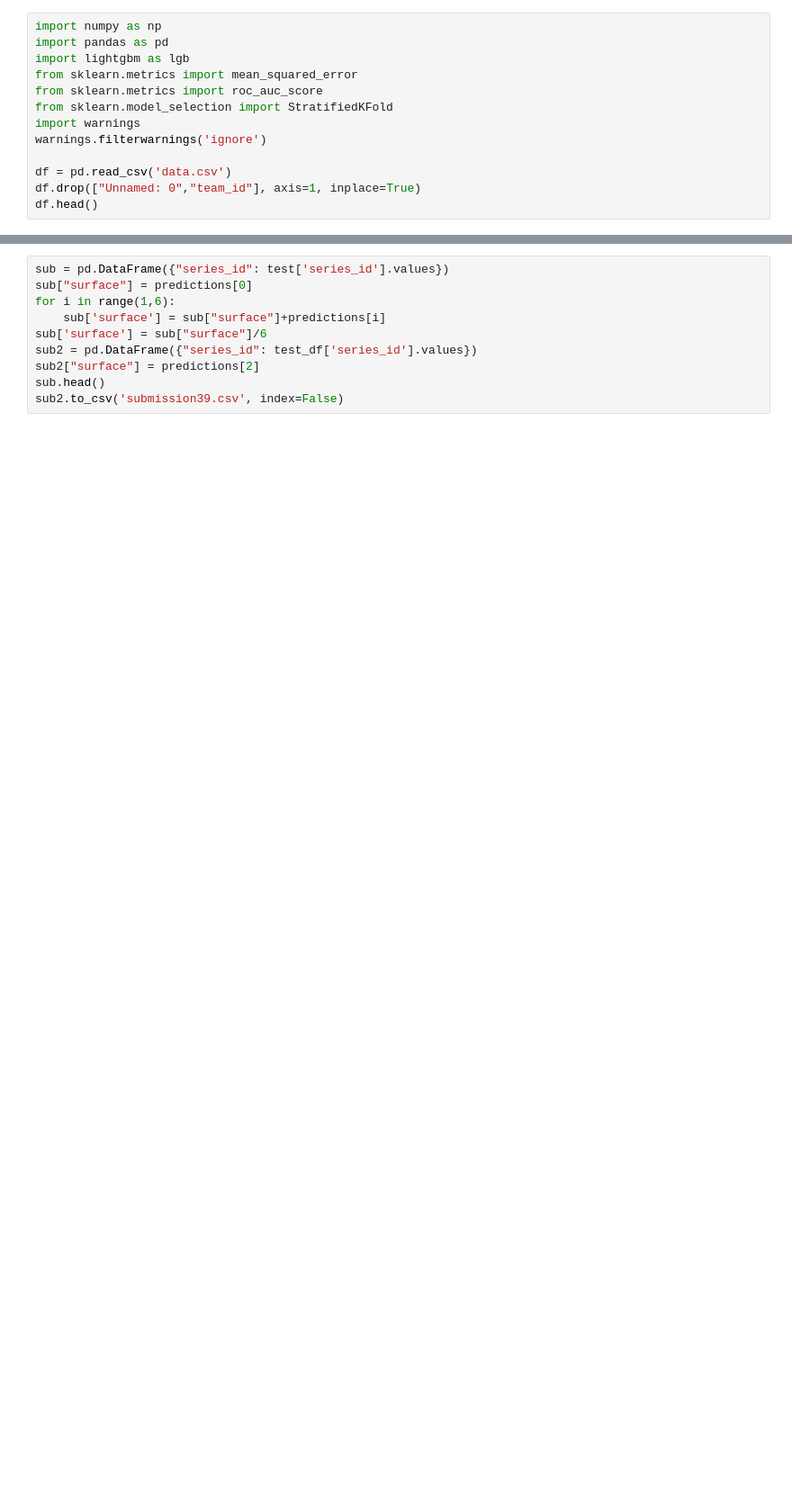
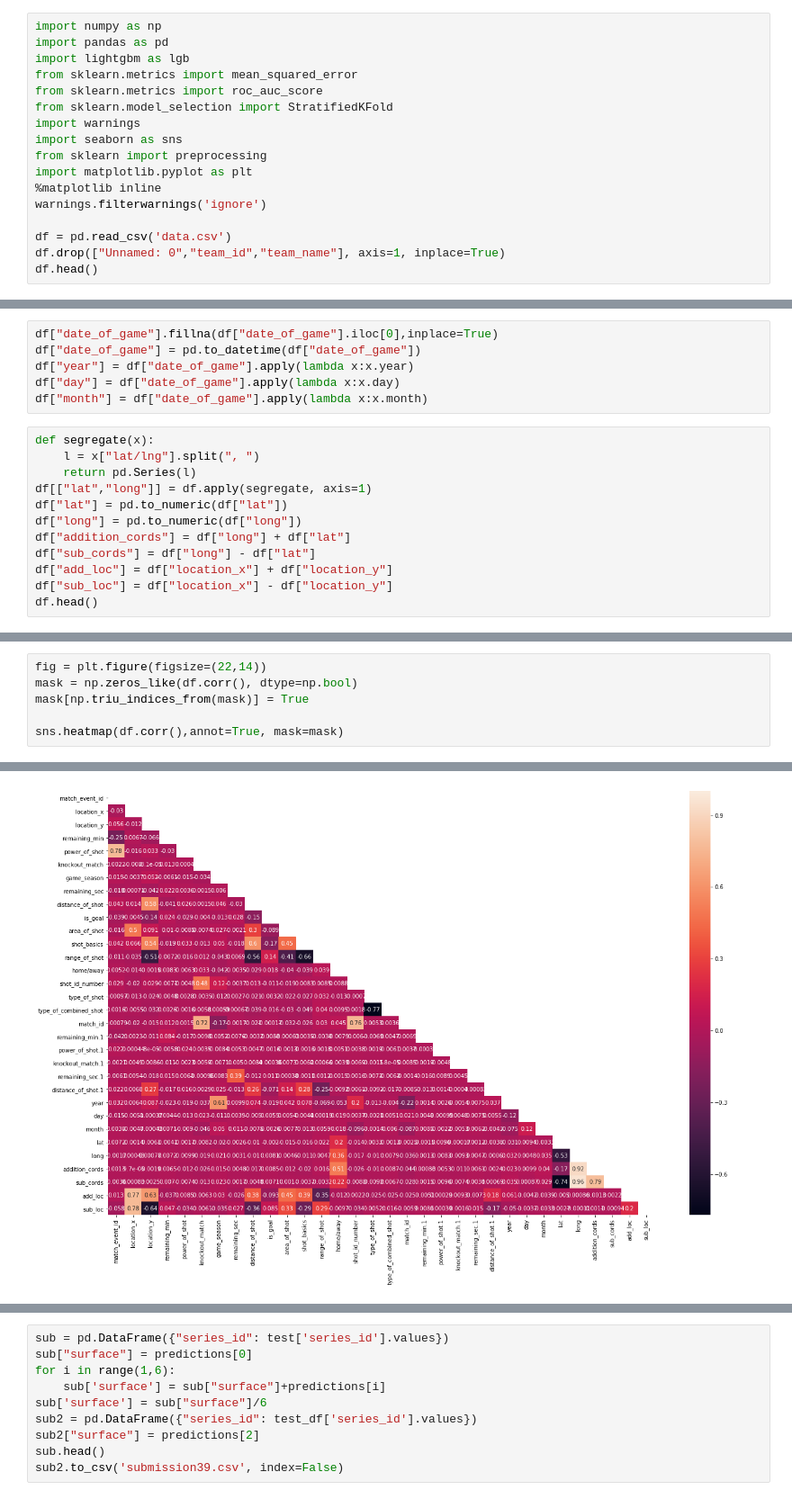
Before and after one commit to coderop2/ZS_hackathon_2019, a Jupyter notebook: lgb_pipepline-impute-unknown.ipynb, the cells around one changed output, grey strips where cells are left out. Shown at 90% size. Drawn from its saved outputs; the diff is of its cells as text; blank space fills up the shorter version.

```diff
--- a/lgb_pipepline-impute-unknown.ipynb
+++ b/lgb_pipepline-impute-unknown.ipynb
@@ -6,10 +6,14 @@ from sklearn.metrics import mean_squared_error
 from sklearn.metrics import roc_auc_score
 from sklearn.model_selection import StratifiedKFold
 import warnings
+import seaborn as sns
+from sklearn import preprocessing
+import matplotlib.pyplot as plt
+%matplotlib inline
 warnings.filterwarnings('ignore')
 
 df = pd.read_csv('data.csv')
-df.drop(["Unnamed: 0","team_id"], axis=1, inplace=True)
+df.drop(["Unnamed: 0","team_id","team_name"], axis=1, inplace=True)
 df.head()
 # %% [output]
 |  | match_event_id | location_x | location_y | remaining_min | power_of_shot | knockout_match | game_season | ... |
@@ -41,0 +74,18 @@ dtype: int64
+# %%
+df["date_of_game"].fillna(df["date_of_game"].iloc[0],inplace=True)
+df["date_of_game"] = pd.to_datetime(df["date_of_game"])
+df["year"] = df["date_of_game"].apply(lambda x:x.year)
+df["day"] = df["date_of_game"].apply(lambda x:x.day)
+df["month"] = df["date_of_game"].apply(lambda x:x.month)
+# %%
+def segregate(x):
+    l = x["lat/lng"].split(", ")
+    return pd.Series(l)
+df[["lat","long"]] = df.apply(segregate, axis=1)
+df["lat"] = pd.to_numeric(df["lat"])
+df["long"] = pd.to_numeric(df["long"])
+df["addition_cords"] = df["long"] + df["lat"]
+df["sub_cords"] = df["long"] - df["lat"]
+df["add_loc"] = df["location_x"] + df["location_y"]
+df["sub_loc"] = df["location_x"] - df["location_y"]
+df.head()
@@ -62,0 +121,7 @@ for i in train_df.columns:
+# %%
+fig = plt.figure(figsize=(22,14))
+mask = np.zeros_like(df.corr(), dtype=np.bool)
+mask[np.triu_indices_from(mask)] = True
+
+sns.heatmap(df.corr(),annot=True, mask=mask)
+# %% [output]
@@ -63,3 +129,4 @@ for i in train_df.columns:
+[figure, added]
 # %%
 train_df = df[df["is_goal"].notnull()].copy()
 test_df = df[df["is_goal"].isnull()].copy()
```
Also changed, not shown: parts of 10 cells of this notebook.
